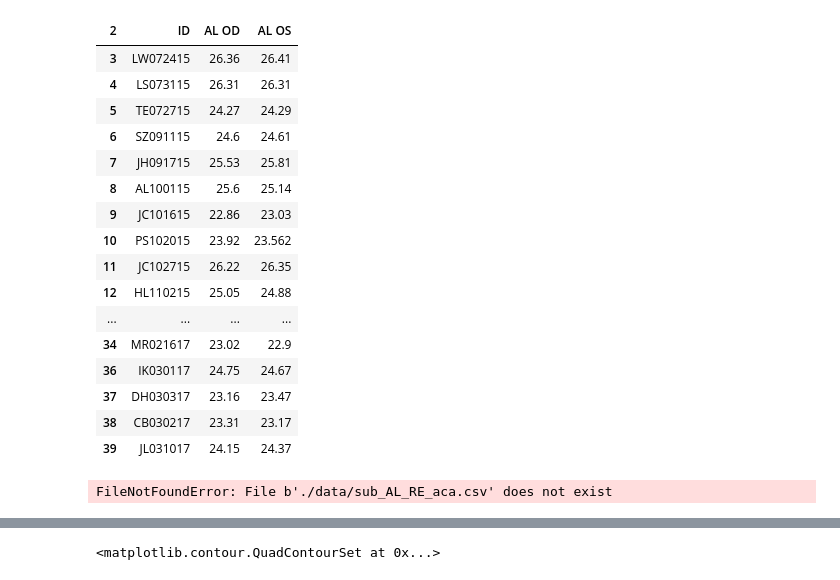
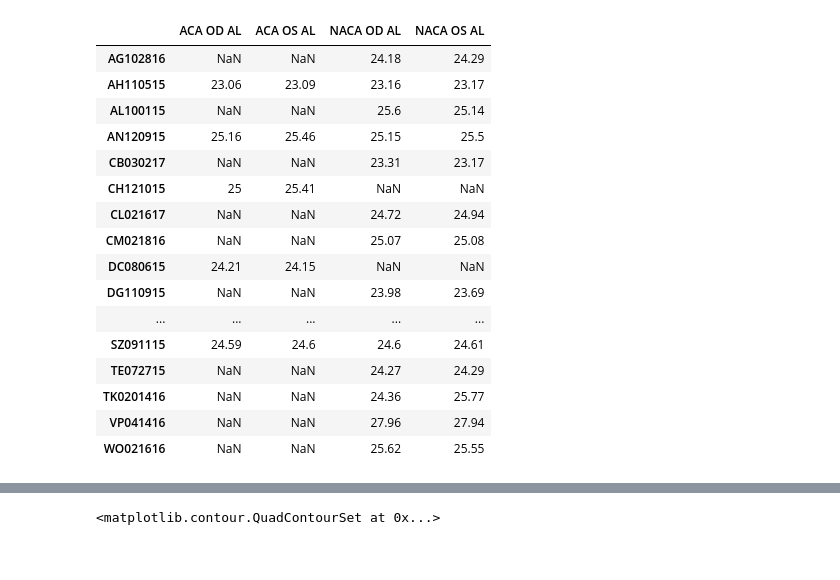
Before and after one commit to Akshugopi/myopiaNaturalScenes, a Jupyter notebook: myopiaNaturalScenes.ipynb, the cells around one changed output, grey strips where cells are left out. Cells and saved outputs as stored; diff of their text form; code cells hidden in the pictures.

```diff
--- a/myopiaNaturalScenes.ipynb
+++ b/myopiaNaturalScenes.ipynb
@@ -20,41 +23,34 @@ nonaca_photos = readin.readin_jpgs(nonaca_atadir)
 # %%
 #read in axial lengths
 aca_xls = './data/Non Academic Period Master Spreadsheet 8.13.15 .xlsx'
 nonaca_xls = './data/Academic Period Master Spreadsheet 8.13.15 .xlsx'
 
 aca_als = readin.readin_al_xls(aca_xls)
+aca_als.columns = ['ACA OD AL','ACA OS AL']
 naca_als = readin.readin_al_xls(nonaca_xls)
+naca_als.columns = ['NACA OD AL','NACA OS AL']
+
+#combine to one spreadsheet
+als = pd.concat([aca_als,naca_als],axis=1)
+als
 # %% [output]
-| 2 | ID | AL OD | AL OS |
-| 3 | LW072415 | 26.36 | 26.41 |
-| 4 | LS073115 | 26.31 | 26.31 |
-| 5 | TE072715 | 24.27 | 24.29 |
-| 6 | SZ091115 | 24.6 | 24.61 |
-| 7 | JH091715 | 25.53 | 25.81 |
-| 8 | AL100115 | 25.6 | 25.14 |
-| 9 | JC101615 | 22.86 | 23.03 |
-| 10 | PS102015 | 23.92 | 23.562 |
-| 11 | JC102715 | 26.22 | 26.35 |
-| 12 | HL110215 | 25.05 | 24.88 |
-| ... | ... | ... | ... |
-| 34 | MR021617 | 23.02 | 22.9 |
-| 36 | IK030117 | 24.75 | 24.67 |
-| 37 | DH030317 | 23.16 | 23.47 |
-| 38 | CB030217 | 23.31 | 23.17 |
-| 39 | JL031017 | 24.15 | 24.37 |
+|  | ACA OD AL | ACA OS AL | NACA OD AL | NACA OS AL |
+| AG102816 | NaN | NaN | 24.18 | 24.29 |
+| AH110515 | 23.06 | 23.09 | 23.16 | 23.17 |
+| AL100115 | NaN | NaN | 25.6 | 25.14 |
+| AN120915 | 25.16 | 25.46 | 25.15 | 25.5 |
+| CB030217 | NaN | NaN | 23.31 | 23.17 |
+| CH121015 | 25 | 25.41 | NaN | NaN |
+| CL021617 | NaN | NaN | 24.72 | 24.94 |
+| CM021816 | NaN | NaN | 25.07 | 25.08 |
+| DC080615 | 24.21 | 24.15 | NaN | NaN |
+| DG110915 | NaN | NaN | 23.98 | 23.69 |
+| ... | ... | ... | ... | ... |
+| SZ091115 | 24.59 | 24.6 | 24.6 | 24.61 |
+| TE072715 | NaN | NaN | 24.27 | 24.29 |
+| TK0201416 | NaN | NaN | 24.36 | 25.77 |
+| VP041416 | NaN | NaN | 27.96 | 27.94 |
+| WO021616 | NaN | NaN | 25.62 | 25.55 |
-# %%
-df_aca = pd.read_csv(al_file)
-#df_nonaca = pd.read_csv(al_file)
-df_aca.columns = ['SID','AL_OD','SER_OD']
-#print(df_aca)
-
-#extract subject IDs
-subjects = copy.deepcopy(ph_files)
-for i,fname in enumerate(subjects):
-    subid = fname.split('/')[-4]
-    subjects[i] = subid
-# %% [output]
-FileNotFoundError: File b'./data/sub_AL_RE_aca.csv' does not exist
 # %%
 #settings for contour plots
 c_cmap = 'brg' #colormap for contour plots
```
Also changed, not shown: parts of 8 cells of this notebook, 1 other file.
